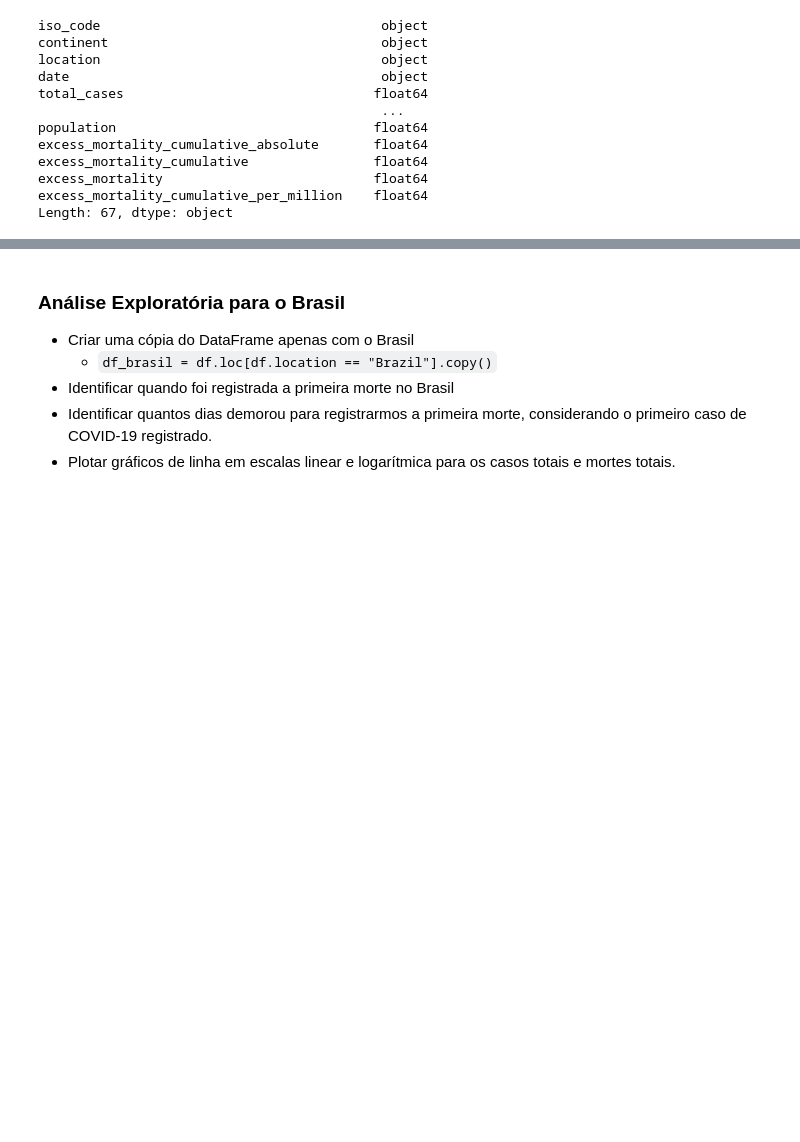
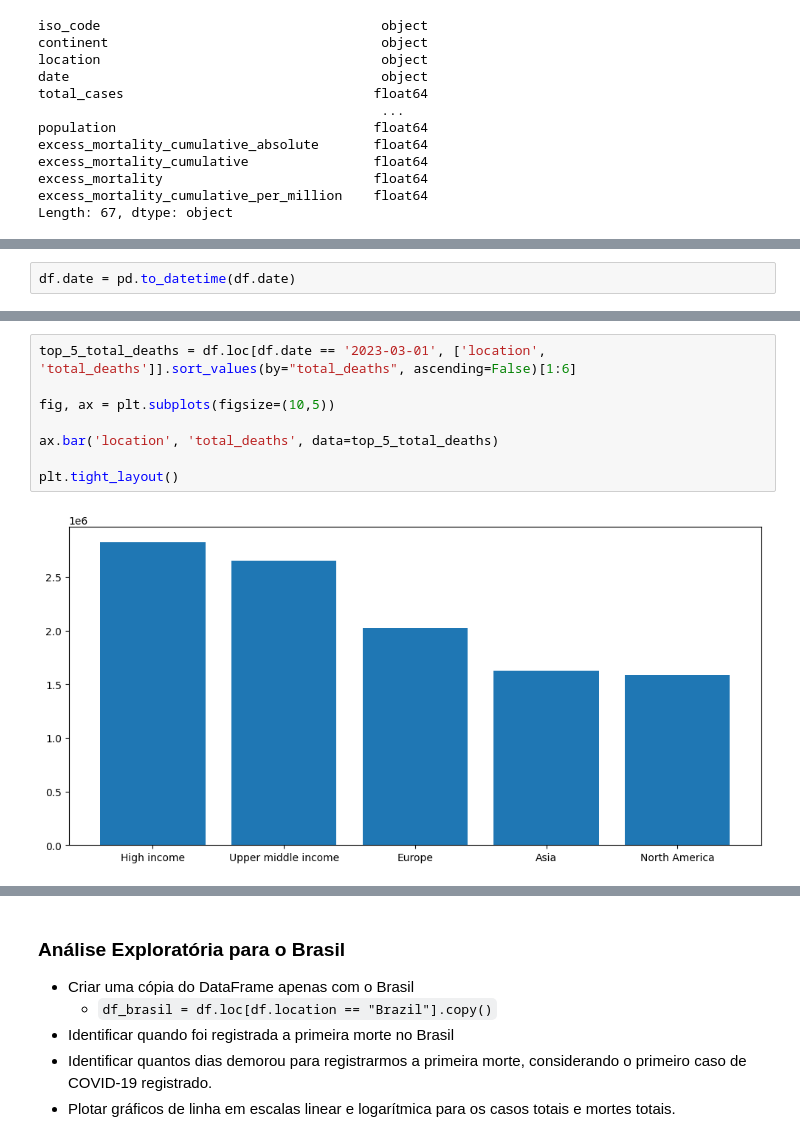
Before and after one commit to Pdias81/DTScience, a Jupyter notebook: [Template]_Panorama_do_COVID_19_no_Brasil.ipynb, the cells around one changed output, grey strips where cells are left out. Saved outputs shown, nothing was run; the diff lists cells and outputs as text; blank space fills up the shorter version.

```diff
--- a/[Template]_Panorama_do_COVID_19_no_Brasil.ipynb
+++ b/[Template]_Panorama_do_COVID_19_no_Brasil.ipynb
@@ -135,0 +187,2 @@ Length: 67, dtype: object
+# %%
+df.date = pd.to_datetime(df.date)
@@ -135,0 +230,10 @@ Length: 67, dtype: object
+# %%
+top_5_total_deaths = df.loc[df.date == '2023-03-01', ['location', 'total_deaths']].sort_values(by="total_deaths", ascending=False)[1:6]
+
+fig, ax = plt.subplots(figsize=(10,5))
+
+ax.bar('location', 'total_deaths', data=top_5_total_deaths)
+
+plt.tight_layout()
+# %% [output]
+[figure, added]
```
Also changed, not shown: parts of 28 cells of this notebook.
